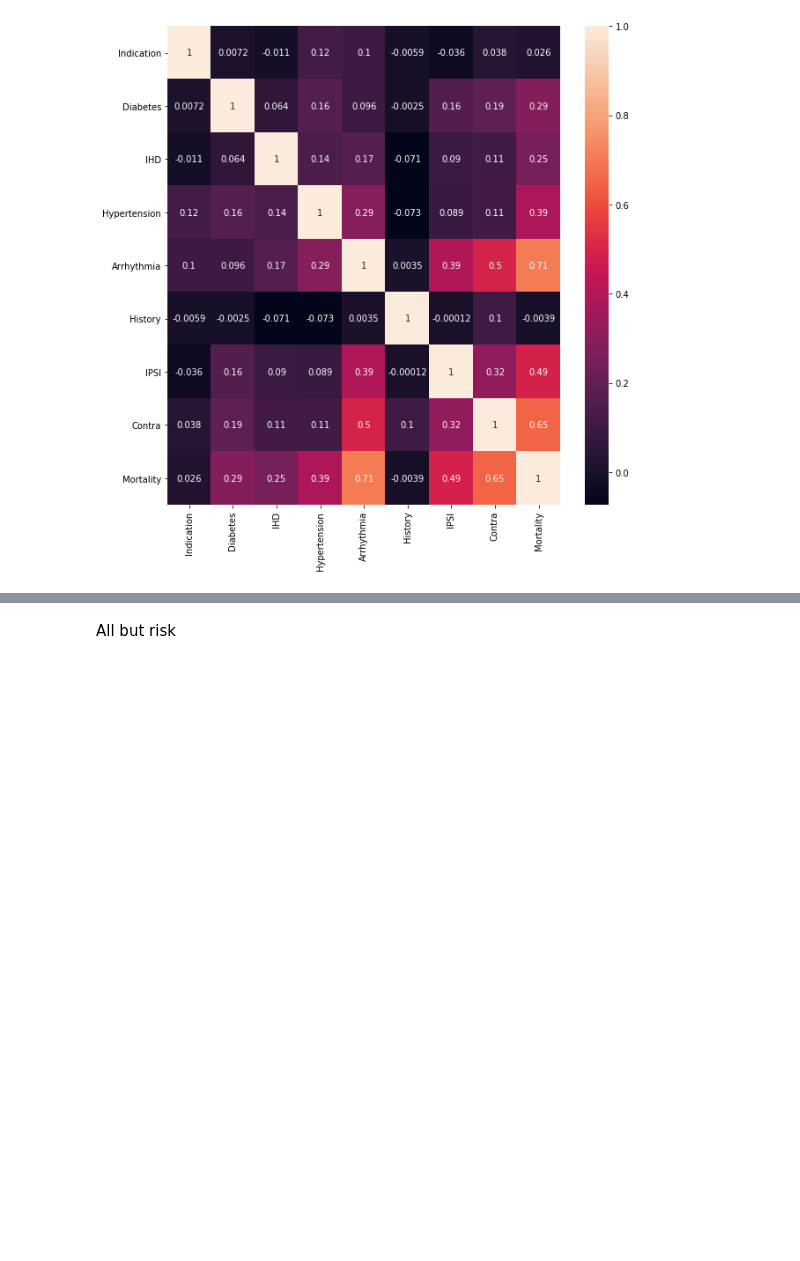
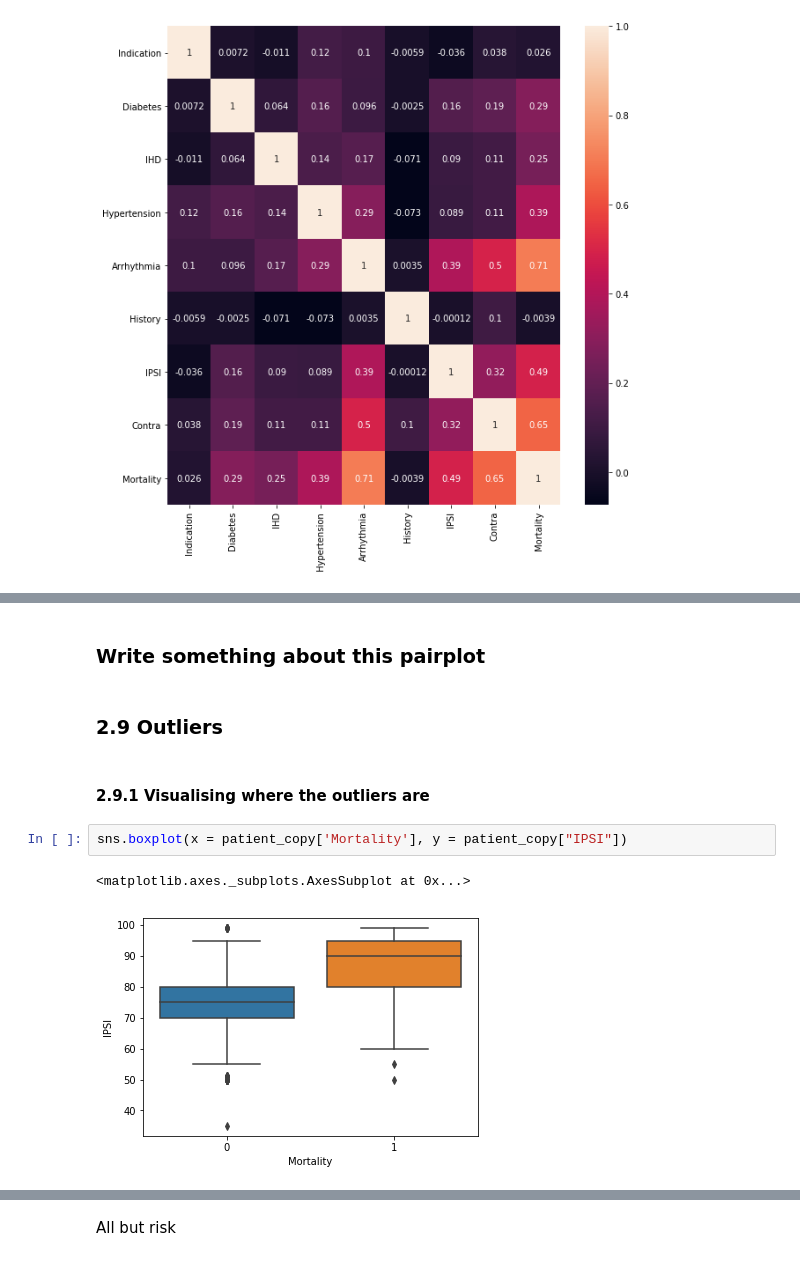
Before and after one commit to kthrasher1/Data_Mining, a Jupyter notebook: ACW/ACW_Jupyter_Notebook.ipynb, the cells around one changed output, grey strips where cells are left out. Drawn from its saved outputs; the diff is of its cells as text; blank space fills up the shorter version.

```diff
--- a/ACW/ACW_Jupyter_Notebook.ipynb
+++ b/ACW/ACW_Jupyter_Notebook.ipynb
@@ -598,0 +615,11 @@ sns.pairplot(df_copy, vars=["Contra", "IPSI"], hue="Mortality", palette="husl")
+# %% [markdown]
+### Write something about this pairplot
+# %% [markdown]
+### 2.9 Outliers
+# %% [markdown]
+#### 2.9.1 Visualising where the outliers are
+# %%
+sns.boxplot(x = patient_copy['Mortality'], y = patient_copy["IPSI"])
+# %% [output]
+<matplotlib.axes._subplots.AxesSubplot at 0x...>
+[figure, added]
```
Also changed, not shown: parts of 189 cells of this notebook, 4 other files.
